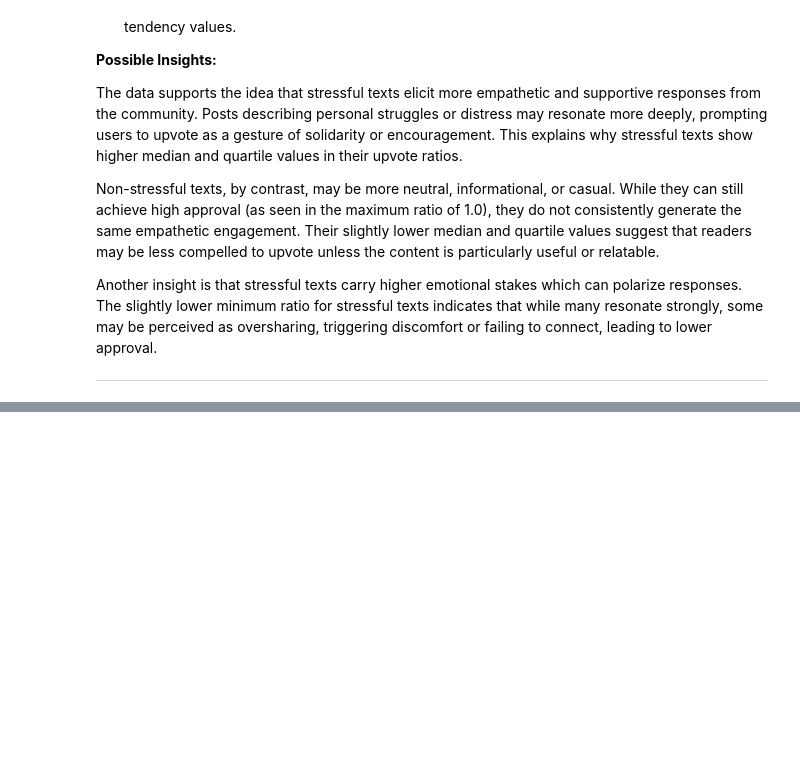
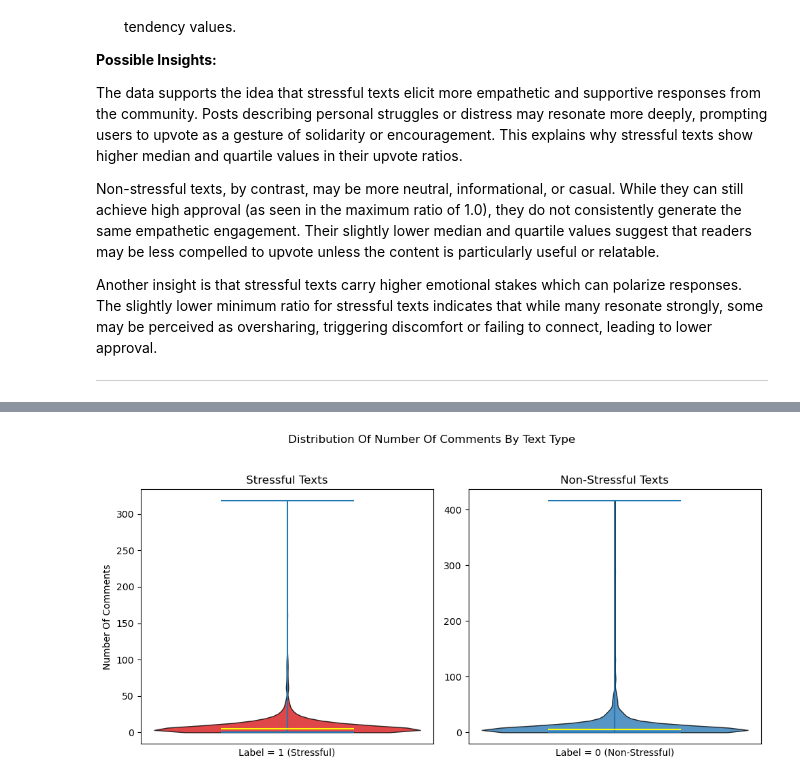
Before and after one commit to tadamaen/DSA4262, a Jupyter notebook: DSA4262 Individual Assignment 2/DSA4262 Individual Assignment 2.ipynb, the cells around one changed output, grey strips where cells are left out. Cells and saved outputs as stored; diff of their text form; code cells hidden in the pictures; blank space fills up the shorter version.

```diff
--- a/DSA4262 Individual Assignment 2/DSA4262 Individual Assignment 2.ipynb
+++ b/DSA4262 Individual Assignment 2/DSA4262 Individual Assignment 2.ipynb
@@ -1066,0 +1094,40 @@ Another insight is that stressful texts carry higher emotional stakes which can
+# %%
+# Extract numeric data
+stress_num_comments = dreaddit_train[dreaddit_train["Label"] == 1]["Number Of Comments"].dropna()
+non_stress_num_comments = dreaddit_train[dreaddit_train["Label"] == 0]["Number Of Comments"].dropna()
+
+fig, axes = plt.subplots(1, 2, figsize=(10, 5))
+
+# Stressful texts (Label = 1)
+vp1 = axes[0].violinplot(stress_num_comments, showmedians=True)
+
+for body in vp1['bodies']:
+    body.set_facecolor("#d7191c")
+    body.set_edgecolor("black")
+    body.set_alpha(0.8)
+
+vp1['cmedians'].set_color("yellow")
+
+axes[0].set_title("Stressful Texts")
+axes[0].set_ylabel("Number Of Comments")
+axes[0].set_xticks([])
+axes[0].set_xlabel("Label = 1 (Stressful)")
+
+# Non-stressful texts (Label = 0)
+vp2 = axes[1].violinplot(non_stress_num_comments, showmedians=True)
+
+for body in vp2['bodies']:
+    body.set_facecolor("#2c7bb6")
+    body.set_edgecolor("black")
+    body.set_alpha(0.8)
+
+vp2['cmedians'].set_color("yellow")
+
+axes[1].set_title("Non-Stressful Texts")
+axes[1].set_xticks([])
+axes[1].set_xlabel("Label = 0 (Non-Stressful)")
+plt.suptitle("Distribution Of Number Of Comments By Text Type")
+plt.tight_layout(rect=[0, 0, 1, 0.95])
+plt.show()
+# %% [output]
+[figure, added]
```
Also changed, not shown: parts of 42 cells of this notebook.
